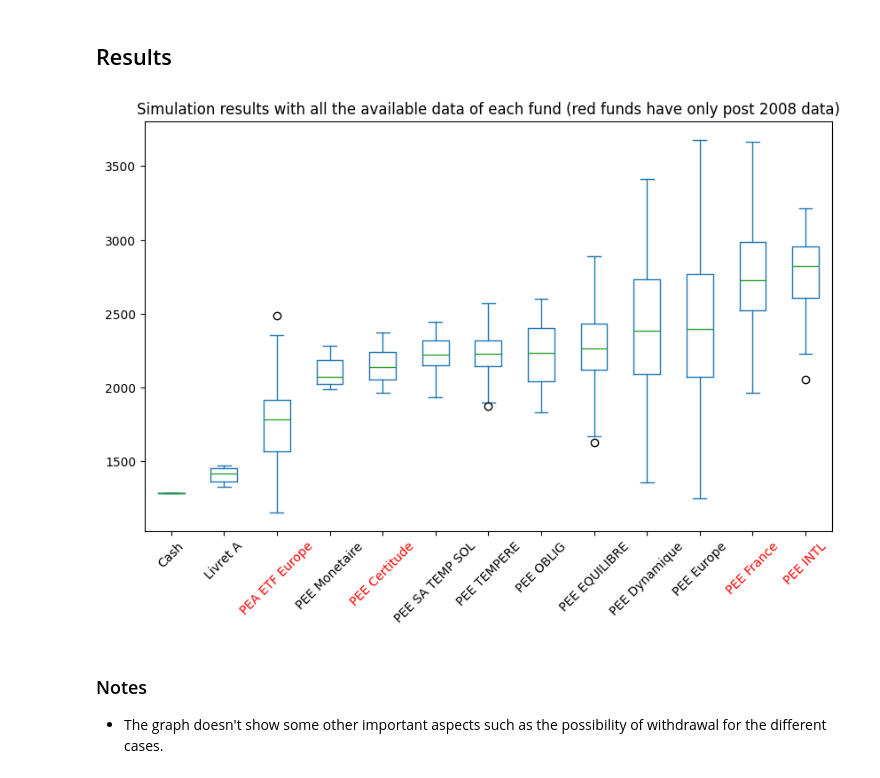
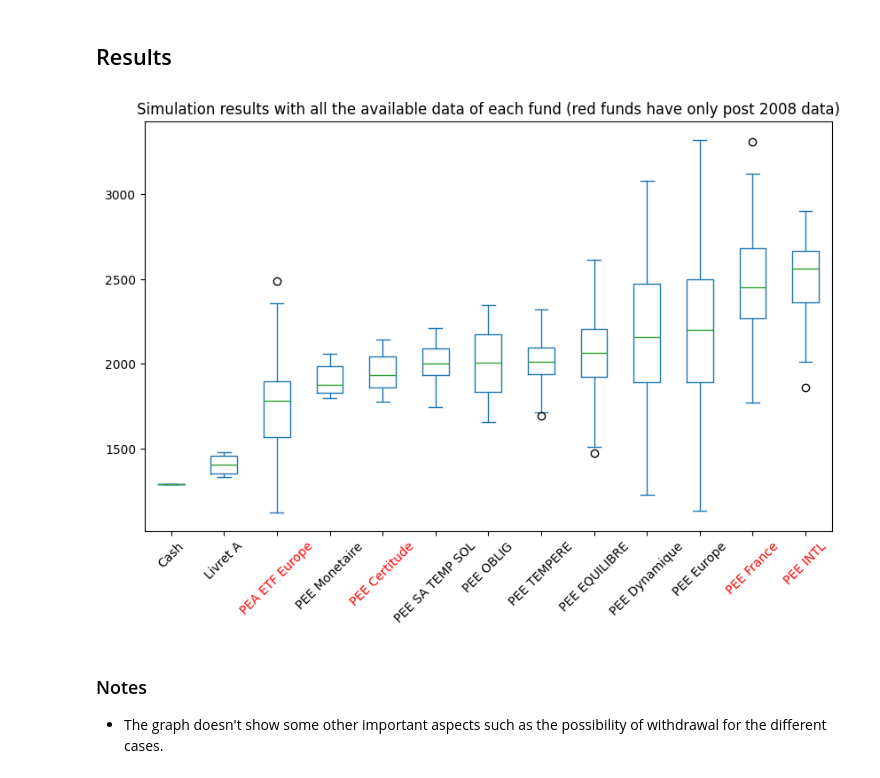
Before and after one commit to Marcondiro/plan-epargne-entreprise-analysis, a Jupyter notebook: pee.ipynb, the cells around one changed output. Saved outputs shown, nothing was run; the diff lists cells and outputs as text; code cells hidden in the pictures.

```diff
--- a/pee.ipynb
+++ b/pee.ipynb
@@ -111,11 +113,16 @@ def past_returns(df: pd.DataFrame, initial_amount: float, gain_tax: float, entra
 
     # make sure data is sorted by date
     sorted = df['price'].sort_index()
+    # index by month, funds quote on different days of the same month
+    sorted.index = sorted.index.to_period('M')
+    # one row per month, missing months as NaN, so that shifting by N rows means N months
+    sorted = sorted.reindex(pd.period_range(
+        sorted.index.min(), sorted.index.max(), freq='M'))
 
     # Apply entrance fee
     initial_amount *= (1 - entrance_fee)
     # Compute the past returns on investment over the configured number of years
-    roi = sorted.pct_change(periods=12*params.YEARS)
+    roi = sorted / sorted.shift(12*params.YEARS) - 1
     gross = initial_amount * (1 + roi)
     # Apply gain tax
     net = gross.apply(lambda x: x if x <= initial_amount else initial_amount +
@@ -262,54 +181,56 @@ Cash out and put everything in an ETF, on a plan d'épargne en actions(PEA), hav
 entrance_fixed_fee = 5      # for the sake of simplicity
 exit_fixed_fee = 6          # transfer out
 
-df = pd.read_csv("./data/AMUNDIEUROSTOXX50UCITSETFDREURC.txt",
-                 sep="\t", parse_dates=["date"], dayfirst=True, index_col='date')
+etf = pd.read_csv("./data/AMUNDIEUROSTOXX50UCITSETFDREURC.txt",
+                  sep="\t", parse_dates=["date"], dayfirst=True, index_col='date')
 
-df['price'] = df['clot']
+etf['price'] = etf['clot']
 results["PEA ETF Europe"] = past_returns(
-    df, cash - entrance_fixed_fee, consts.PRELEVEMENT_SOCIAUX) - exit_fixed_fee
+    etf, cash - entrance_fixed_fee, consts.PRELEVEMENT_SOCIAUX) - exit_fixed_fee
 # %% [markdown]
 ### Livret A / LDDS
 What if I cash out and put everything in a livrets défiscalisés.
 
 _Note: these savings accounts have quite low limits that are not taken into account here_
 # %%
-df = pd.read_csv("./data/LIVRET_A.csv", sep=";", skiprows=6,
-                 names=["date", "rate"], decimal=",", parse_dates=["date"], index_col='date')
-df.sort_index(inplace=True)
+livret = pd.read_csv("./data/LIVRET_A.csv", sep=";", skiprows=6,
+                     names=["date", "rate"], decimal=",", parse_dates=["date"], index_col='date')
+livret.sort_index(inplace=True)
 # In the past (pre 2000) the rates were quite high, it is more likely that they will be aligned with the recent rates
 # (This might be questionable, feel free to change it)
-df = df[df.index.year >= 2000]
-# Filter to keep only February of any year (at least recently is the only month in which the rate is updated)
-df = df[df.index.month == 2]
-df['rate'] /= 100
-df['returns'] = (
-    df['rate'] + 1).rolling(window=params.YEARS).apply(lambda x: np.prod(x)) - 1
+livret = livret[livret.index.year >= 2000]
+livret['rate'] /= 100
+# The rate can change in February and August: use the end of month rate (the one in force during that month)
+# and compound monthly, which slightly overestimates the yearly capitalization of the real Livret A
+livret['returns'] = (
+    livret['rate'] / 12 + 1).rolling(window=12*params.YEARS).apply(np.prod, raw=True) - 1
 # No gain tax on the Livret A
-df['net'] = cash * (1 + df['returns'])
+livret['net'] = cash * (1 + livret['returns'])
 
-results["Livret A"] = df['net']
+results["Livret A"] = livret['net'].to_period('M')
 # %% [markdown]
 ## Results
 # %%
-df = pd.DataFrame(dict([(key, pd.Series(value))
-                  for key, value in results.items()]))
+df = pd.DataFrame({key: value for key, value in results.items()
+                   if isinstance(value, pd.Series)})
+# cash does not depend on the date
+df['Cash'] = results['Cash'][0]
 df = df[df.median().sort_values().index]
 
 x_colors = [
-    'red' if isinstance(results[key], pd.Series) and results[key].first_valid_index() >= pd.Timestamp(year=2008 + params.YEARS, month=1, day=1)
+    'red' if isinstance(results[key], pd.Series) and results[key].first_valid_index().year >= 2008 + params.YEARS
     else 'black'
     for key in df.columns
 ]
 
 plt = df.plot(kind='box', figsize=(
     10, 6), title="Simulation results with all the available data of each fund (red funds have only post 2008 data)")
 plt.xaxis.set_tick_params(rotation=45)
 
 for tick, color in zip(plt.get_xticklabels(), x_colors):
     tick.set_color(color)
 # %% [output]
-[figure, old version]
+[figure, new version]
 # %% [markdown]
 ### Notes
 
```
Also changed, not shown: parts of 26 cells of this notebook, 13 other files.
